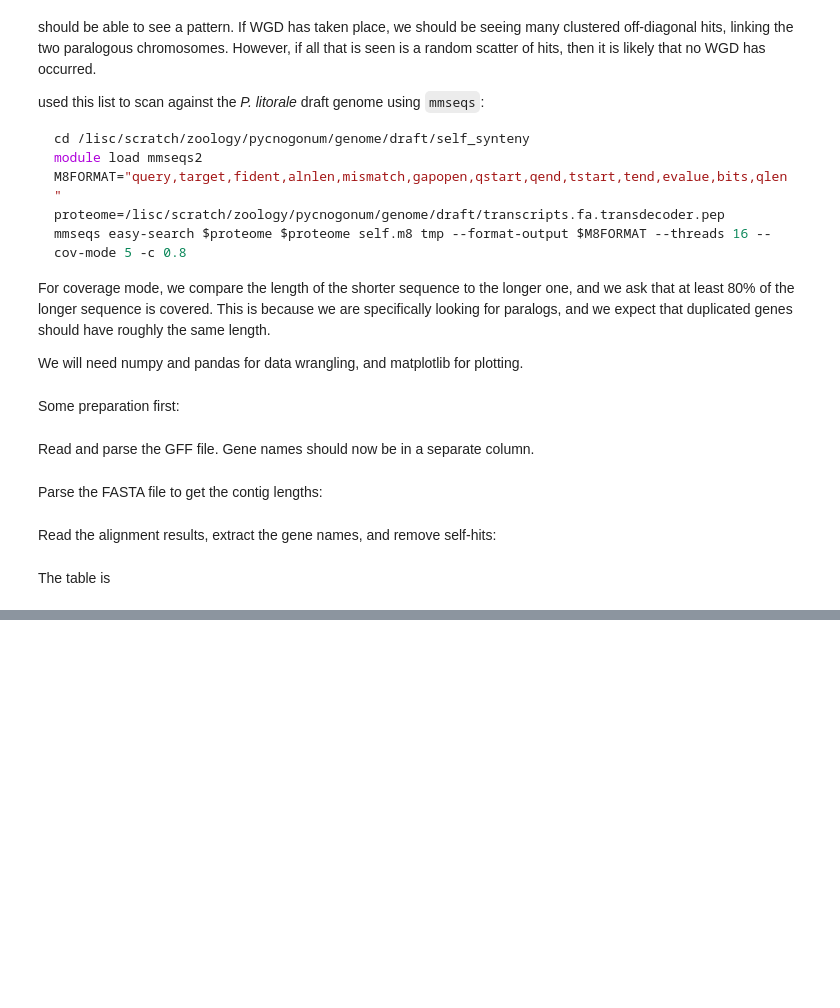
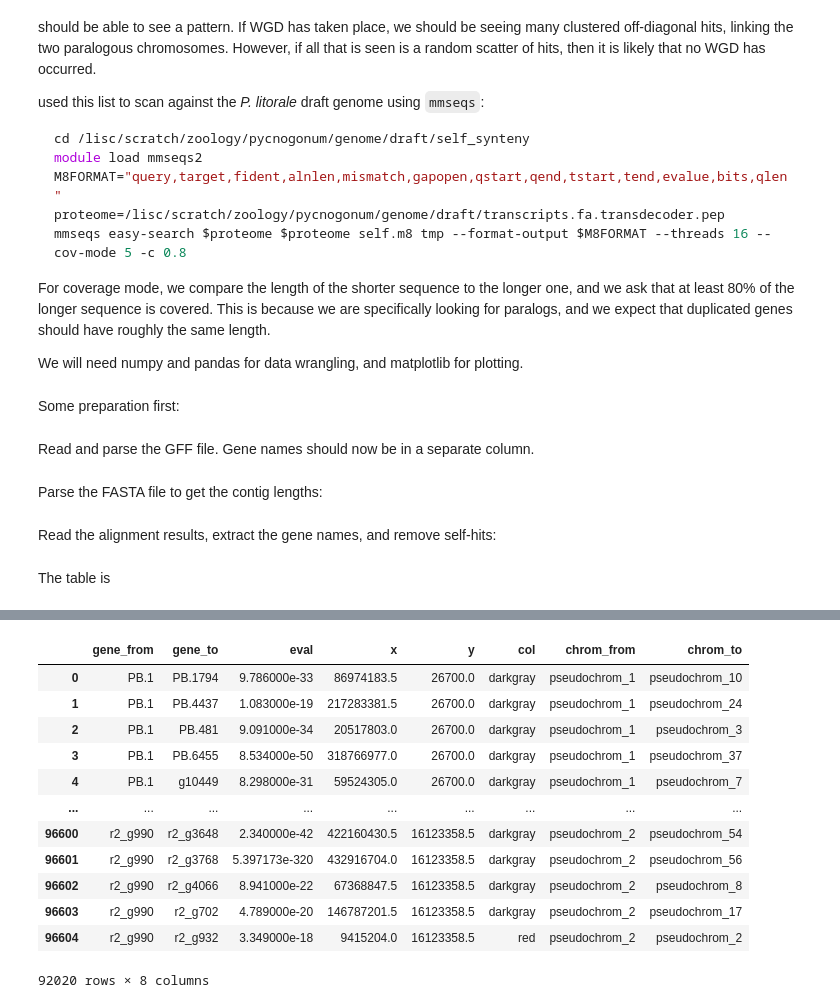
Before and after one commit to galicae/plit-genome, a Jupyter notebook: 07-analysis/self_synteny.ipynb, the cells around one changed output, grey strips where cells are left out. Cells and saved outputs as stored; diff of their text form; code cells hidden in the pictures; blank space fills up the shorter version.

```diff
--- a/07-analysis/self_synteny.ipynb
+++ b/07-analysis/self_synteny.ipynb
@@ -187,0 +209,16 @@ best[keep].plot.scatter(x='x', y='y', c='col', ax=ax, s=1)
+# %%
+best
+# %% [output]
+|  | gene_from | gene_to | eval | x | y | col | chrom_from | chrom_to |
+| 0 | PB.1 | PB.1794 | 9.786000e-33 | 86974183.5 | 26700.0 | darkgray | pseudochrom_1 | pseudochrom_10 |
+| 1 | PB.1 | PB.4437 | 1.083000e-19 | 217283381.5 | 26700.0 | darkgray | pseudochrom_1 | pseudochrom_24 |
+| 2 | PB.1 | PB.481 | 9.091000e-34 | 20517803.0 | 26700.0 | darkgray | pseudochrom_1 | pseudochrom_3 |
+| 3 | PB.1 | PB.6455 | 8.534000e-50 | 318766977.0 | 26700.0 | darkgray | pseudochrom_1 | pseudochrom_37 |
+| 4 | PB.1 | g10449 | 8.298000e-31 | 59524305.0 | 26700.0 | darkgray | pseudochrom_1 | pseudochrom_7 |
+| ... | ... | ... | ... | ... | ... | ... | ... | ... |
+| 96600 | r2_g990 | r2_g3648 | 2.340000e-42 | 422160430.5 | 16123358.5 | darkgray | pseudochrom_2 | pseudochrom_54 |
+| 96601 | r2_g990 | r2_g3768 | 5.397173e-320 | 432916704.0 | 16123358.5 | darkgray | pseudochrom_2 | pseudochrom_56 |
+| 96602 | r2_g990 | r2_g4066 | 8.941000e-22 | 67368847.5 | 16123358.5 | darkgray | pseudochrom_2 | pseudochrom_8 |
+| 96603 | r2_g990 | r2_g702 | 4.789000e-20 | 146787201.5 | 16123358.5 | darkgray | pseudochrom_2 | pseudochrom_17 |
+| 96604 | r2_g990 | r2_g932 | 3.349000e-18 | 9415204.0 | 16123358.5 | red | pseudochrom_2 | pseudochrom_2 |
+92020 rows × 8 columns
```
Also changed, not shown: parts of 10 cells of this notebook.
